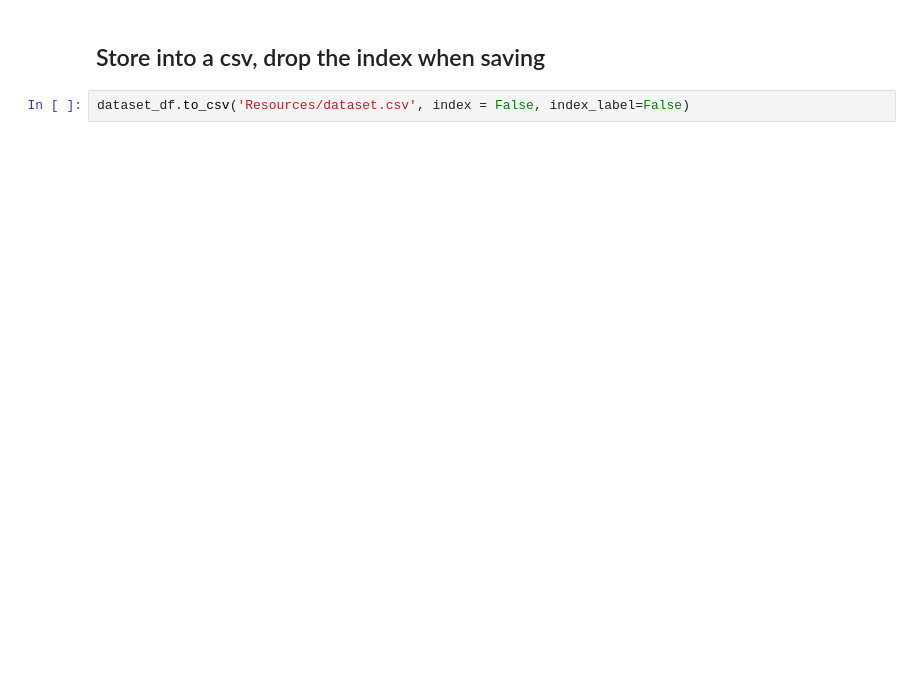
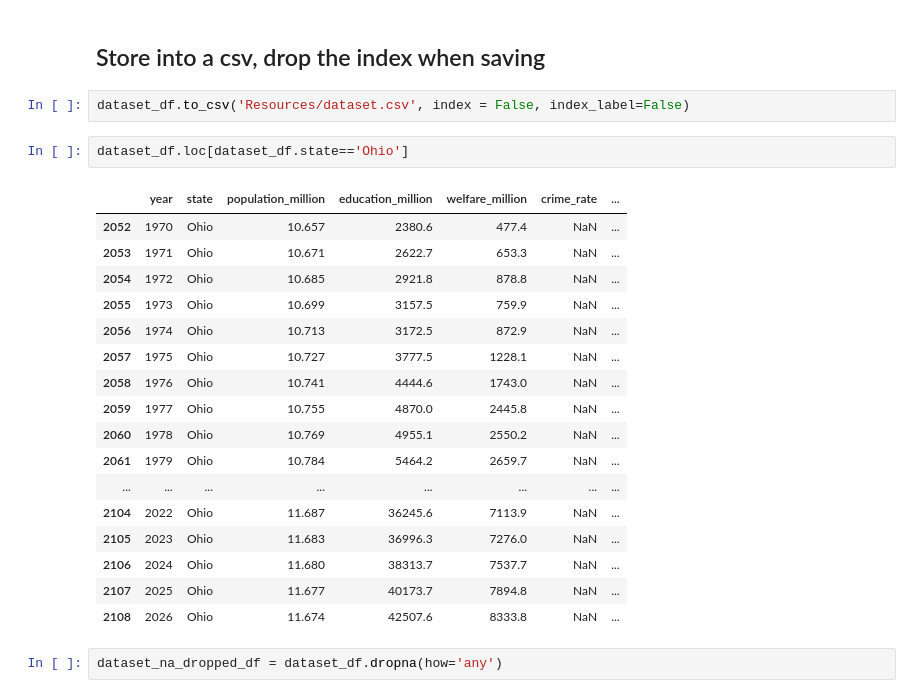
Before and after one commit to taytaka/Poverty_and_Minimum_Wage, a Jupyter notebook: ETL_merge_all_csv_files.ipynb, the cells around one changed output. Saved outputs shown, nothing was run; the diff lists cells and outputs as text; blank space fills up the shorter version.

Commit message:
dataset with dropped NA

```diff
--- a/ETL_merge_all_csv_files.ipynb
+++ b/ETL_merge_all_csv_files.ipynb
@@ -503,3 +774,25 @@ qc_data(dataset_df)
 ## Store into a csv,  drop the index when saving
 # %%
 dataset_df.to_csv('Resources/dataset.csv', index = False, index_label=False)
+# %%
+dataset_df.loc[dataset_df.state=='Ohio']
+# %% [output]
+|  | year | state | population_million | education_million | welfare_million | crime_rate | ... |
+| 2052 | 1970 | Ohio | 10.657 | 2380.6 | 477.4 | NaN | ... |
+| 2053 | 1971 | Ohio | 10.671 | 2622.7 | 653.3 | NaN | ... |
+| 2054 | 1972 | Ohio | 10.685 | 2921.8 | 878.8 | NaN | ... |
+| 2055 | 1973 | Ohio | 10.699 | 3157.5 | 759.9 | NaN | ... |
+| 2056 | 1974 | Ohio | 10.713 | 3172.5 | 872.9 | NaN | ... |
+| 2057 | 1975 | Ohio | 10.727 | 3777.5 | 1228.1 | NaN | ... |
+| 2058 | 1976 | Ohio | 10.741 | 4444.6 | 1743.0 | NaN | ... |
+| 2059 | 1977 | Ohio | 10.755 | 4870.0 | 2445.8 | NaN | ... |
+| 2060 | 1978 | Ohio | 10.769 | 4955.1 | 2550.2 | NaN | ... |
+| 2061 | 1979 | Ohio | 10.784 | 5464.2 | 2659.7 | NaN | ... |
+| ... | ... | ... | ... | ... | ... | ... | ... |
+| 2104 | 2022 | Ohio | 11.687 | 36245.6 | 7113.9 | NaN | ... |
+| 2105 | 2023 | Ohio | 11.683 | 36996.3 | 7276.0 | NaN | ... |
+| 2106 | 2024 | Ohio | 11.680 | 38313.7 | 7537.7 | NaN | ... |
+| 2107 | 2025 | Ohio | 11.677 | 40173.7 | 7894.8 | NaN | ... |
+| 2108 | 2026 | Ohio | 11.674 | 42507.6 | 8333.8 | NaN | ... |
+# %%
+dataset_na_dropped_df = dataset_df.dropna(how='any')
```
Also changed, not shown: parts of 26 cells of this notebook, 1 other file.
